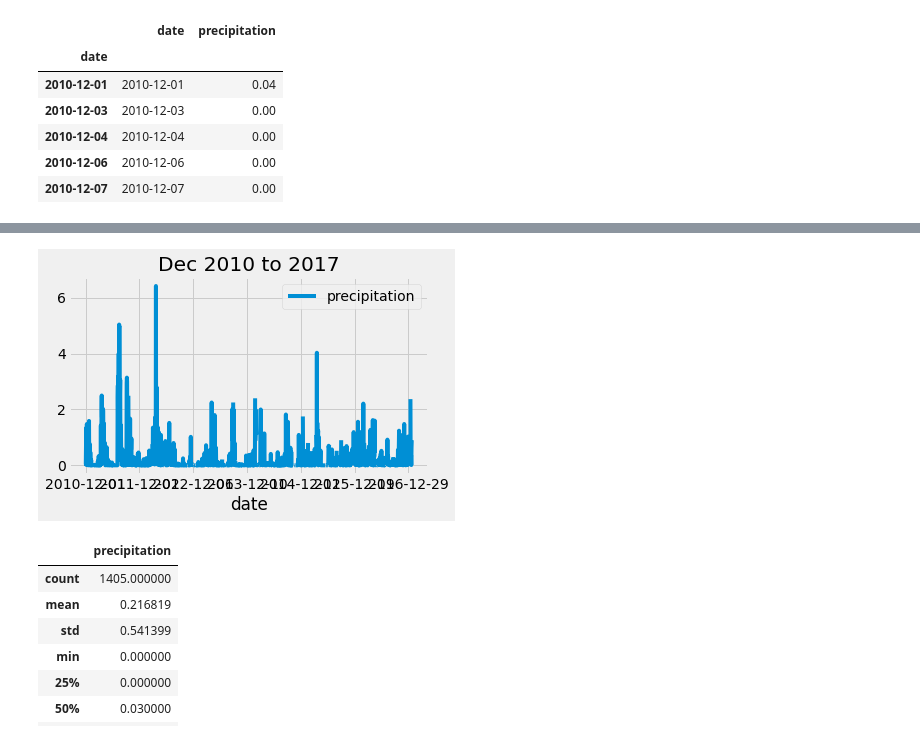
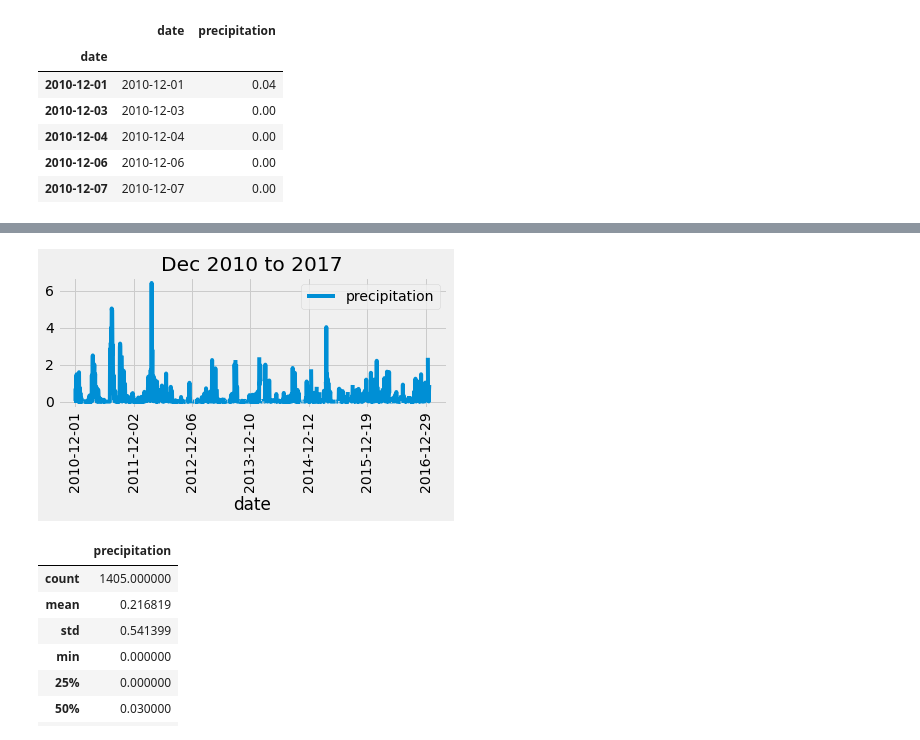
Before and after one commit to suyinwb/surfs_up, a Jupyter notebook: SurfsUp_Challenge.ipynb, the cells around one changed output, grey strips where cells are left out. Cells and saved outputs as stored; diff of their text form; code cells hidden in the pictures.

```diff
--- a/SurfsUp_Challenge.ipynb
+++ b/SurfsUp_Challenge.ipynb
@@ -339,10 +340,11 @@ print(decprcp_df.to_string(index=False))
 # %%
 decprcp_df.plot()
 plt.title("Dec 2010 to 2017")
+plt.xticks(rotation=90)
 plt.tight_layout()
 plt.savefig('./resources/decprcp.png')
 # %% [output]
-[figure, old version]
+[figure, new version]
 # %%
 decprcp_df.describe()
 # %% [output]
```
Also changed, not shown: parts of 1 cell of this notebook.
